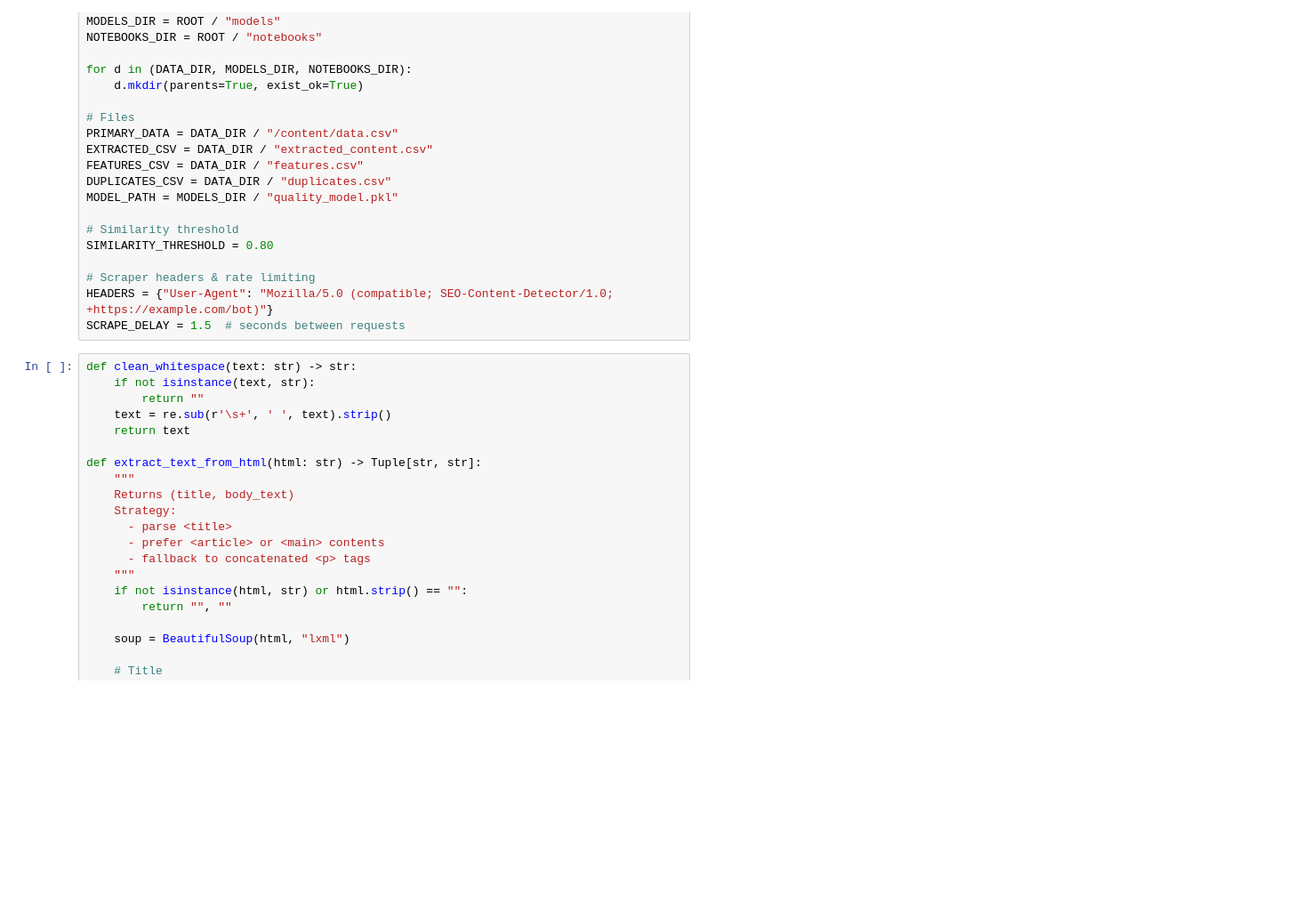
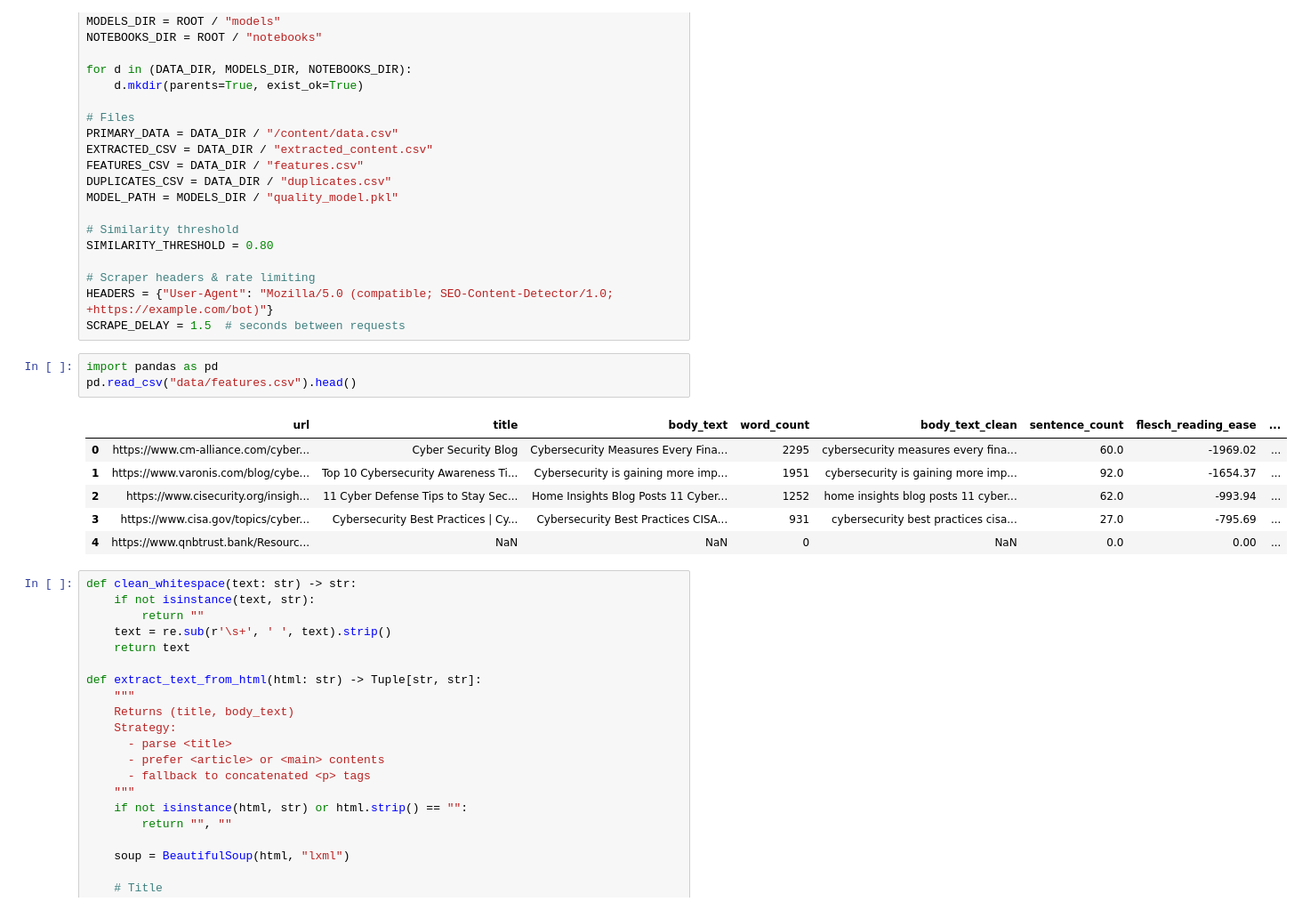
Before and after one commit to Dakshatha1609/seo-content-detector, a Jupyter notebook: seo_pipeline.ipynb, the cells around one changed output. Shown at 89% size. Drawn from its saved outputs; the diff is of its cells as text; blank space fills up the shorter version.

```diff
--- a/seo_pipeline.ipynb
+++ b/seo_pipeline.ipynb
@@ -80,6 +80,16 @@ SIMILARITY_THRESHOLD = 0.80
 # Scraper headers & rate limiting
 HEADERS = {"User-Agent": "Mozilla/5.0 (compatible; SEO-Content-Detector/1.0; +https://example.com/bot)"}
 SCRAPE_DELAY = 1.5  # seconds between requests
+# %%
+import pandas as pd
+pd.read_csv("data/features.csv").head()
+# %% [output]
+|  | url | title | body_text | word_count | body_text_clean | sentence_count | flesch_reading_ease | ... |
+| 0 | https://www.cm-alliance.com/cyber... | Cyber Security Blog | Cybersecurity Measures Every Fina... | 2295 | cybersecurity measures every fina... | 60.0 | -1969.02 | ... |
+| 1 | https://www.varonis.com/blog/cybe... | Top 10 Cybersecurity Awareness Ti... | Cybersecurity is gaining more imp... | 1951 | cybersecurity is gaining more imp... | 92.0 | -1654.37 | ... |
+| 2 | https://www.cisecurity.org/insigh... | 11 Cyber Defense Tips to Stay Sec... | Home Insights Blog Posts 11 Cyber... | 1252 | home insights blog posts 11 cyber... | 62.0 | -993.94 | ... |
+| 3 | https://www.cisa.gov/topics/cyber... | Cybersecurity Best Practices | Cy... | Cybersecurity Best Practices CISA... | 931 | cybersecurity best practices cisa... | 27.0 | -795.69 | ... |
+| 4 | https://www.qnbtrust.bank/Resourc... | NaN | NaN | 0 | NaN | 0.0 | 0.00 | ... |
 # %%
 def clean_whitespace(text: str) -> str:
     if not isinstance(text, str):
```
Also changed, not shown: parts of 3 cells of this notebook.
